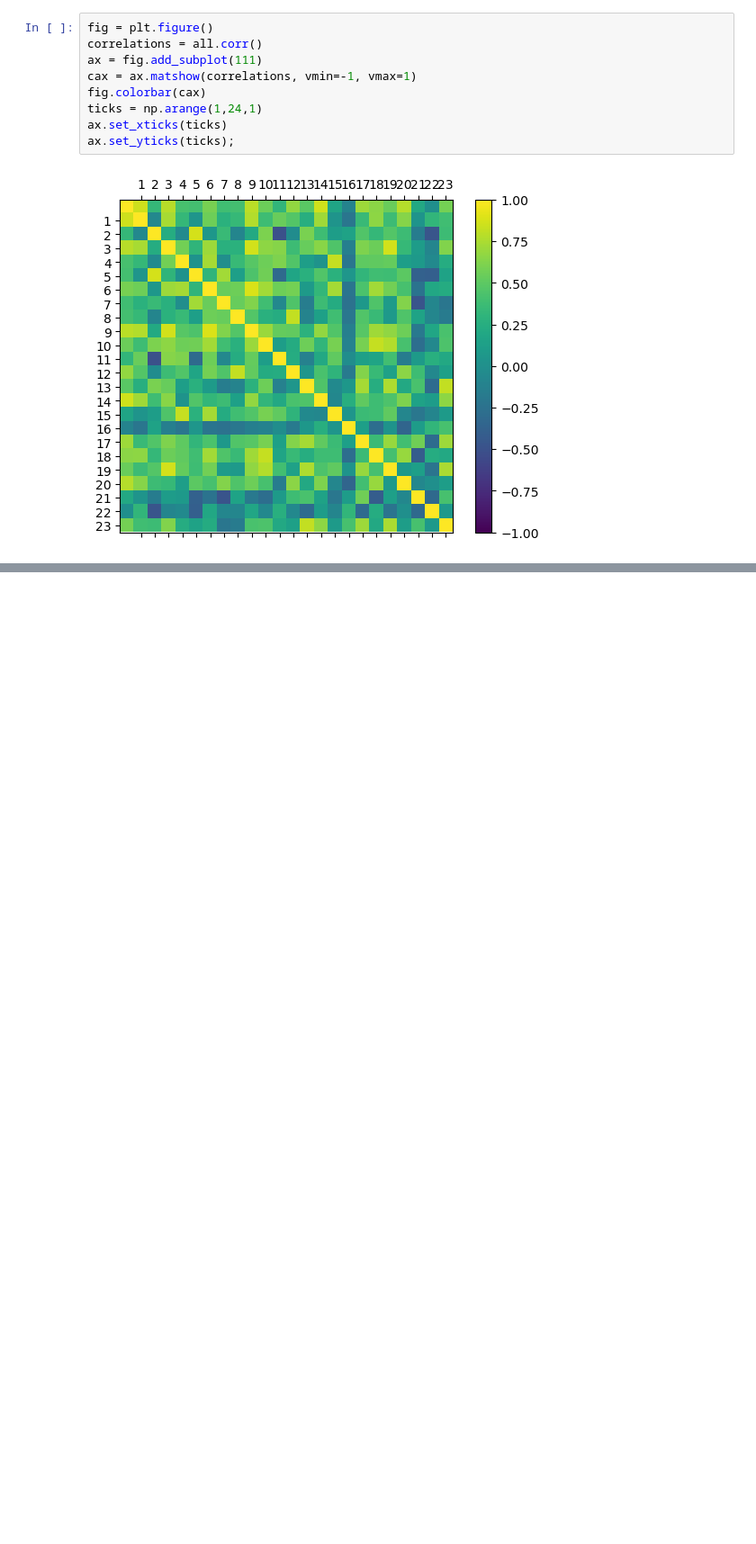
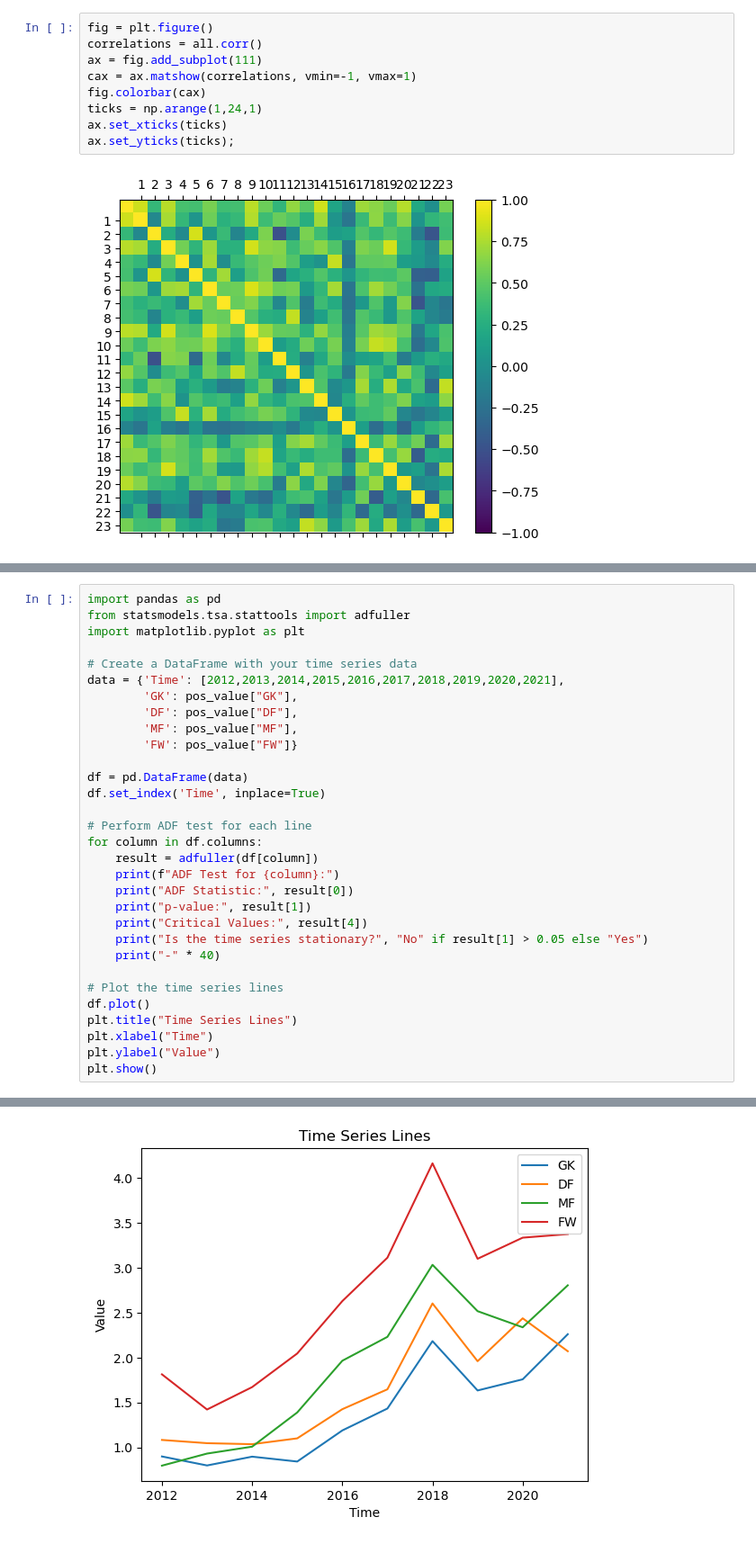
Before and after one commit to declanohara123/MastersDisertation, a Jupyter notebook: Untitled.ipynb, the cells around one changed output, grey strips where cells are left out. Shown at 90% size. Cells and saved outputs as stored; diff of their text form; blank space fills up the shorter version.

```diff
--- a/Untitled.ipynb
+++ b/Untitled.ipynb
@@ -123,0 +294,32 @@ NameError: name 'year' is not defined
+# %%
+import pandas as pd
+from statsmodels.tsa.stattools import adfuller
+import matplotlib.pyplot as plt
+
+# Create a DataFrame with your time series data
+data = {'Time': [2012,2013,2014,2015,2016,2017,2018,2019,2020,2021],
+        'GK': pos_value["GK"],
+        'DF': pos_value["DF"],
+        'MF': pos_value["MF"],
+        'FW': pos_value["FW"]}
+
+df = pd.DataFrame(data)
+df.set_index('Time', inplace=True)
+
+# Perform ADF test for each line
+for column in df.columns:
+    result = adfuller(df[column])
+    print(f"ADF Test for {column}:")
+    print("ADF Statistic:", result[0])
+    print("p-value:", result[1])
+    print("Critical Values:", result[4])
+    print("Is the time series stationary?", "No" if result[1] > 0.05 else "Yes")
+    print("-" * 40)
+
+# Plot the time series lines
+df.plot()
+plt.title("Time Series Lines")
+plt.xlabel("Time")
+plt.ylabel("Value")
+plt.show()
+# %% [output]
@@ -123,0 +343 @@ NameError: name 'year' is not defined
+[figure, added]
```
Also changed, not shown: parts of 53 cells of this notebook, 5 other files.
